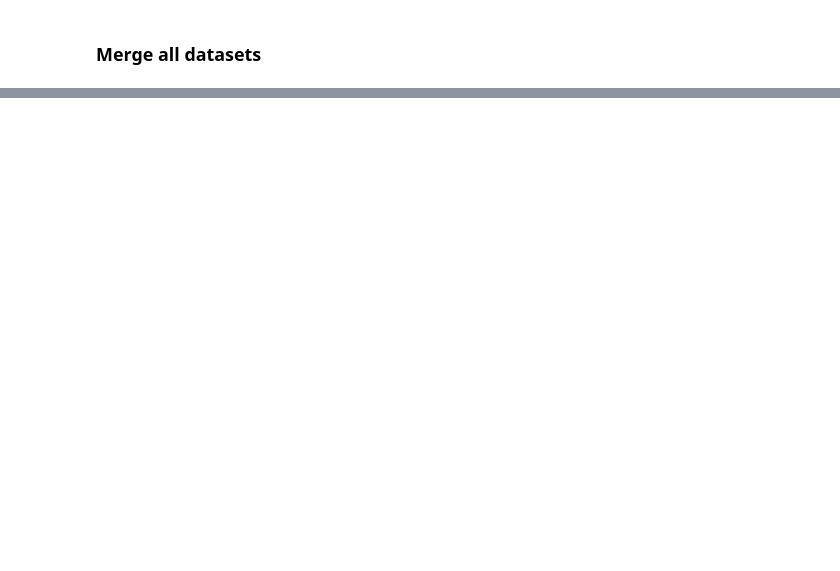
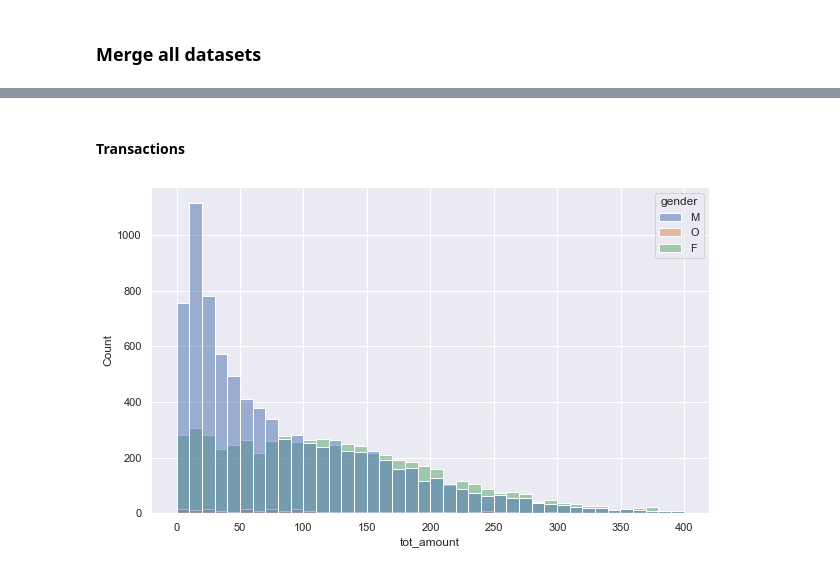
Before and after one commit to Sarmilan-Siva/starbucks-capstone-challenge, a Jupyter notebook: Starbucks_Capstone_notebook.ipynb, the cells around one changed output, grey strips where cells are left out. Saved outputs shown, nothing was run; the diff lists cells and outputs as text; code cells hidden in the pictures; blank space fills up the shorter version.

```diff
--- a/Starbucks_Capstone_notebook.ipynb
+++ b/Starbucks_Capstone_notebook.ipynb
@@ -229,0 +297,4 @@ df_transall =   df_tsall.replace({'offer_id' : offer_names})
+# %%
+# get transaction and reward information for all customers
+df_ind_amount = get_TransactionRewards(df_transall)
+df_ind_amount.head()
@@ -229,0 +308,9 @@ df_transall =   df_tsall.replace({'offer_id' : offer_names})
+# %% [markdown]
+#### Transactions
+# %%
+sns.set(style="darkgrid")
+plt.figure(figsize=(10, 6))
+sns.histplot(data=df_ind_amount[df_ind_amount.tot_amount < 400], x="tot_amount", hue="gender")
+plt.show()
+# %% [output]
+[figure, added]
```
Also changed, not shown: parts of 58 cells of this notebook, 2 other files.
